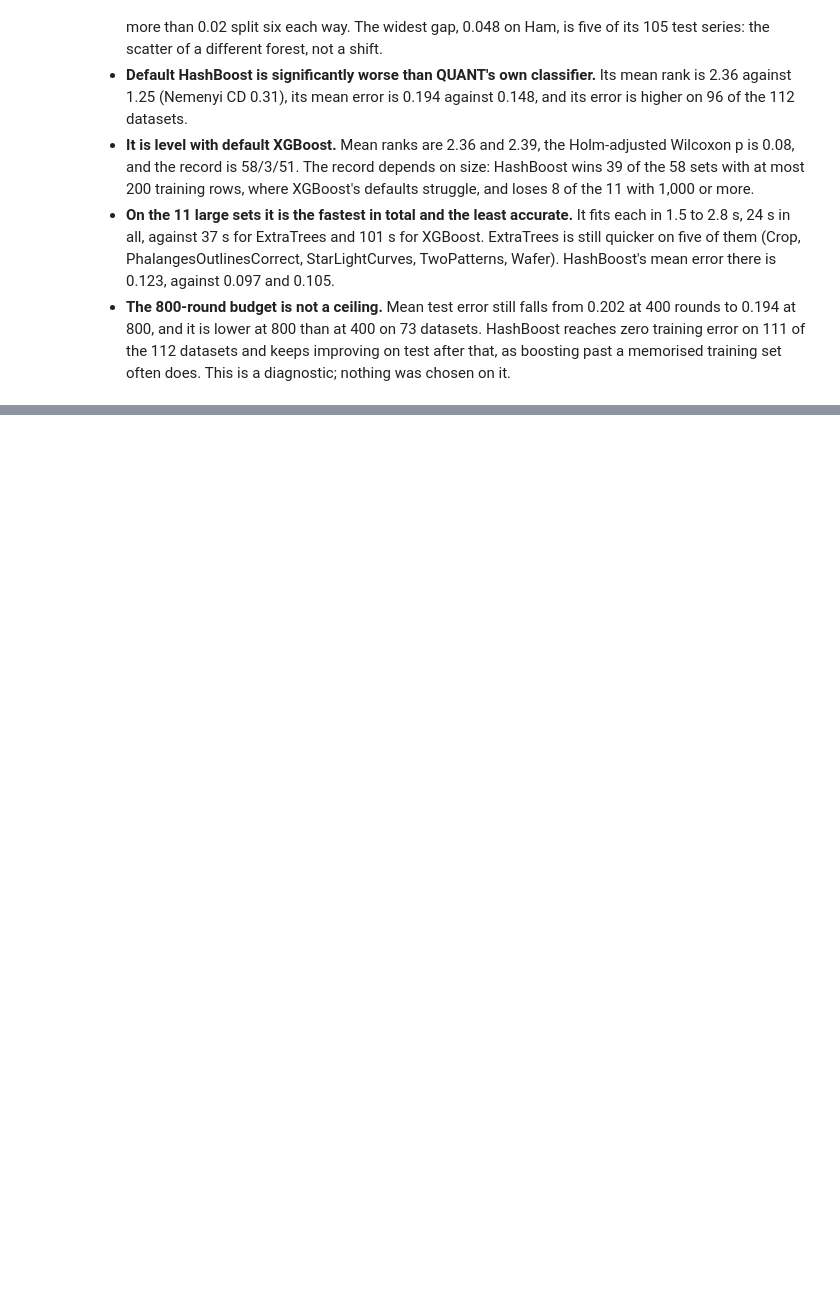
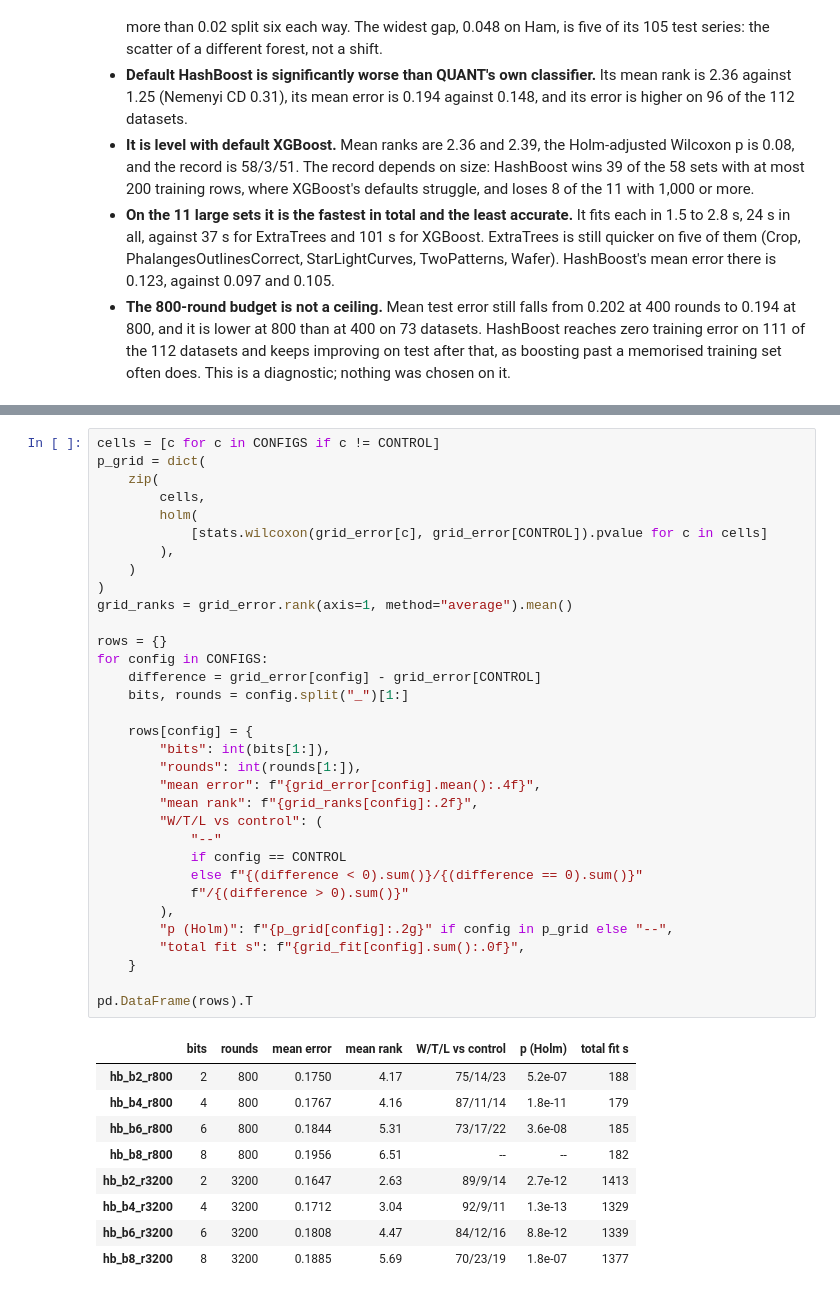
Before and after one commit to minip8/FIT2082, a Jupyter notebook: notebooks/ucr.ipynb, the cells around one changed output, grey strips where cells are left out. Cells and saved outputs as stored; diff of their text form; blank space fills up the shorter version.

```diff
--- a/notebooks/ucr.ipynb
+++ b/notebooks/ucr.ipynb
@@ -764,0 +863,43 @@ These are one run per dataset, at commit `84ac59c`.
+# %%
+cells = [c for c in CONFIGS if c != CONTROL]
+p_grid = dict(
+    zip(
+        cells,
+        holm(
+            [stats.wilcoxon(grid_error[c], grid_error[CONTROL]).pvalue for c in cells]
+        ),
+    )
+)
+grid_ranks = grid_error.rank(axis=1, method="average").mean()
+
+rows = {}
+for config in CONFIGS:
+    difference = grid_error[config] - grid_error[CONTROL]
+    bits, rounds = config.split("_")[1:]
+
+    rows[config] = {
+        "bits": int(bits[1:]),
+        "rounds": int(rounds[1:]),
+        "mean error": f"{grid_error[config].mean():.4f}",
+        "mean rank": f"{grid_ranks[config]:.2f}",
+        "W/T/L vs control": (
+            "--"
+            if config == CONTROL
+            else f"{(difference < 0).sum()}/{(difference == 0).sum()}"
+            f"/{(difference > 0).sum()}"
+        ),
+        "p (Holm)": f"{p_grid[config]:.2g}" if config in p_grid else "--",
+        "total fit s": f"{grid_fit[config].sum():.0f}",
+    }
+
+pd.DataFrame(rows).T
+# %% [output]
+|  | bits | rounds | mean error | mean rank | W/T/L vs control | p (Holm) | total fit s |
+| hb_b2_r800 | 2 | 800 | 0.1750 | 4.17 | 75/14/23 | 5.2e-07 | 188 |
+| hb_b4_r800 | 4 | 800 | 0.1767 | 4.16 | 87/11/14 | 1.8e-11 | 179 |
+| hb_b6_r800 | 6 | 800 | 0.1844 | 5.31 | 73/17/22 | 3.6e-08 | 185 |
+| hb_b8_r800 | 8 | 800 | 0.1956 | 6.51 | -- | -- | 182 |
+| hb_b2_r3200 | 2 | 3200 | 0.1647 | 2.63 | 89/9/14 | 2.7e-12 | 1413 |
+| hb_b4_r3200 | 4 | 3200 | 0.1712 | 3.04 | 92/9/11 | 1.3e-13 | 1329 |
+| hb_b6_r3200 | 6 | 3200 | 0.1808 | 4.47 | 84/12/16 | 8.8e-12 | 1339 |
+| hb_b8_r3200 | 8 | 3200 | 0.1885 | 5.69 | 70/23/19 | 1.8e-07 | 1377 |
```
Also changed, not shown: parts of 14 cells of this notebook.
